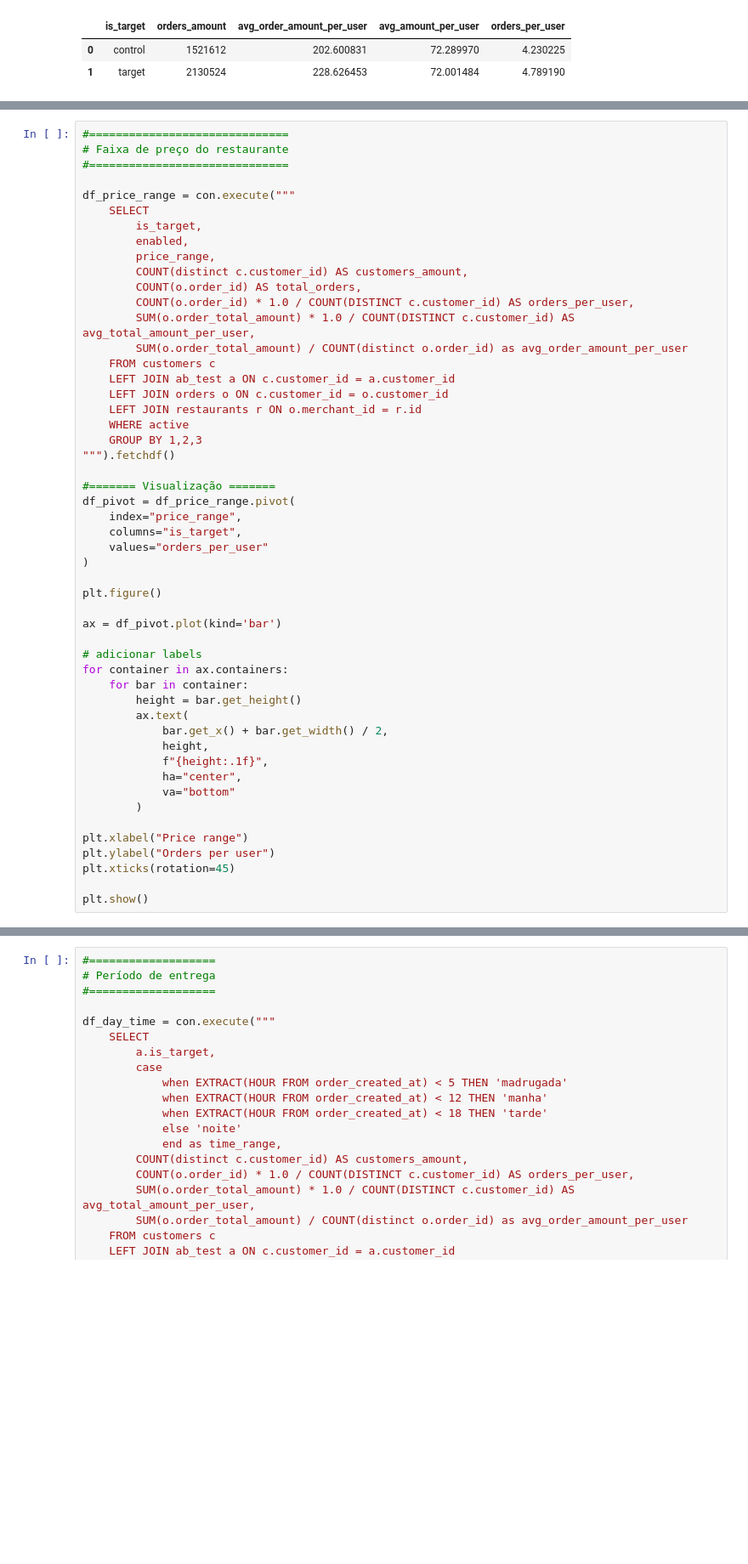
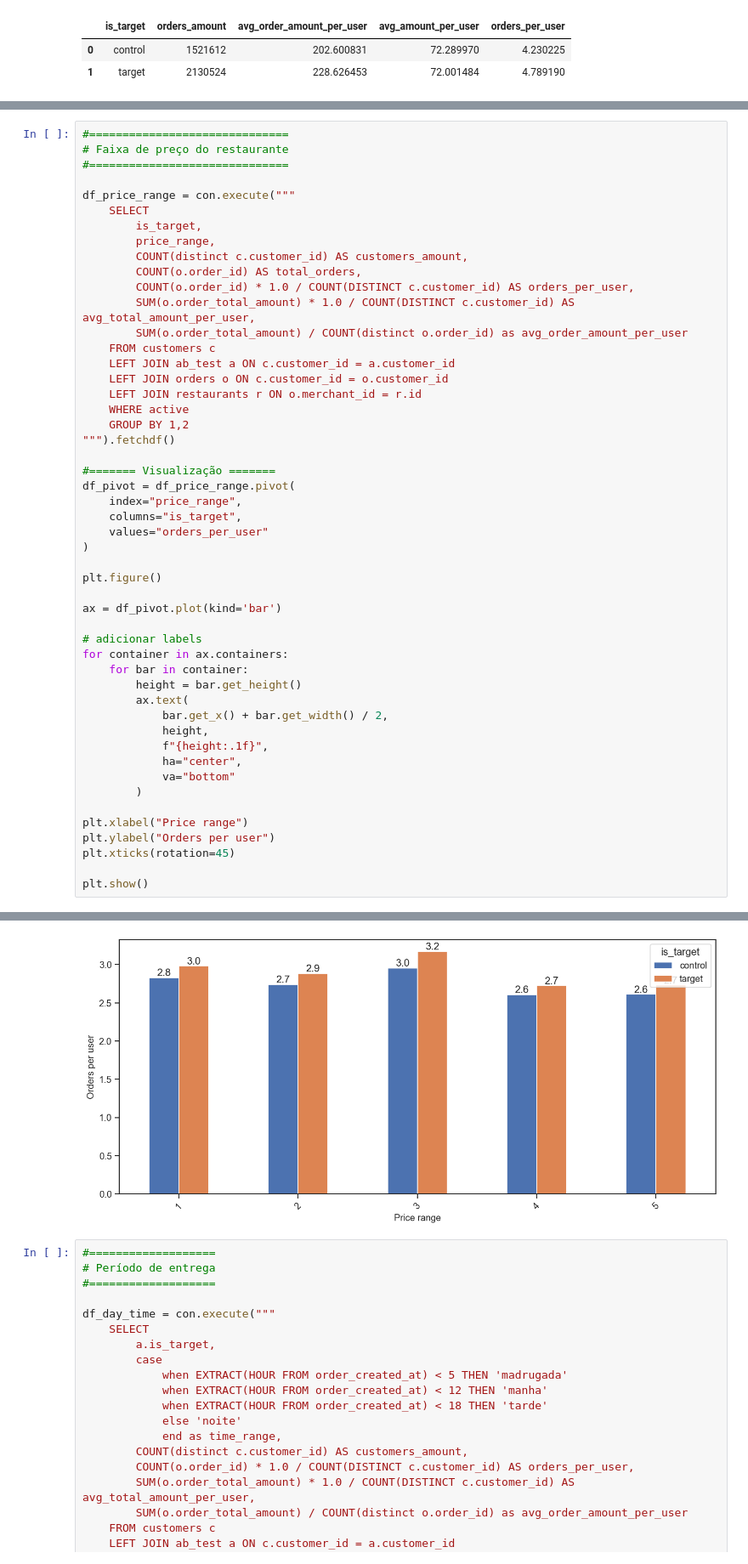
Before and after one commit to emilyara/ifood-case, a Jupyter notebook: notebook/analise_resultados.ipynb, the cells around one changed output, grey strips where cells are left out. Shown at 85% size. Cells and saved outputs as stored; diff of their text form; blank space fills up the shorter version.

```diff
--- a/notebook/analise_resultados.ipynb
+++ b/notebook/analise_resultados.ipynb
@@ -522,7 +353,6 @@ df_delivery_time
 df_price_range = con.execute("""
     SELECT
         is_target,
-        enabled,
         price_range,
         COUNT(distinct c.customer_id) AS customers_amount,
         COUNT(o.order_id) AS total_orders,
@@ -534,7 +364,7 @@ df_price_range = con.execute("""
     LEFT JOIN orders o ON c.customer_id = o.customer_id
     LEFT JOIN restaurants r ON o.merchant_id = r.id
     WHERE active
-    GROUP BY 1,2,3
+    GROUP BY 1,2
 """).fetchdf()
 
 #======= Visualização =======
@@ -570,3 +400,4 @@ ValueError: Index contains duplicate entries, cannot reshape
+[figure, added]
 # %%
 #===================
 # Período de entrega
```
Also changed, not shown: parts of 33 cells of this notebook.
